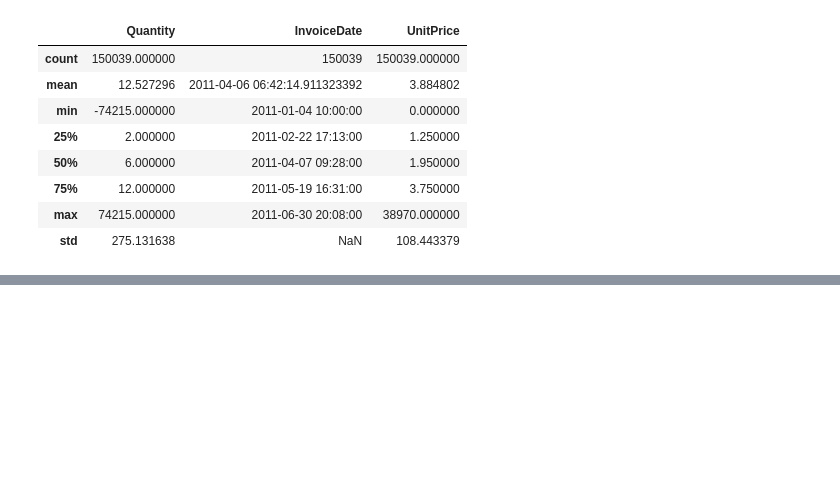
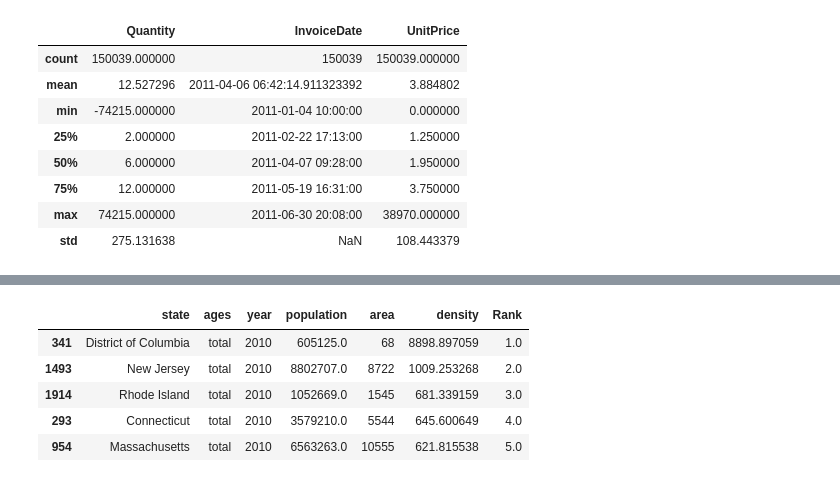
Before and after one commit to ntlong-NEU/DSEB66B-DataPreVis, a Jupyter notebook: 02_lesson_2_Loading_Diagnosing_Missing_Combine_data.ipynb, the cells around one changed output, grey strips where cells are left out. Saved outputs shown, nothing was run; the diff lists cells and outputs as text; code cells hidden in the pictures; blank space fills up the shorter version.

```diff
--- a/02_lesson_2_Loading_Diagnosing_Missing_Combine_data.ipynb
+++ b/02_lesson_2_Loading_Diagnosing_Missing_Combine_data.ipynb
@@ -235,0 +319,3 @@ df_cus.describe()
+# %%
+df02 = pd.merge(df01,areas)[['state', 'ages','year', 'population','area (sq. mi)']]
+df02.head()
@@ -235,0 +329,3 @@ df_cus.describe()
+# %%
+df02.rename(columns={'area (sq. mi)':'area'}, inplace=True)
+df02.head()
@@ -235,0 +339,3 @@ df_cus.describe()
+# %%
+df02['density'] = df02['population']/df02['area']
+df02.head()
@@ -235,0 +349,12 @@ df_cus.describe()
+# %%
+df03 = df02[(df02['ages']=='total')&(df02['year']==2010)].sort_values(by = 'density', ascending=False)
+# %%
+df03['Rank'] = df03['density'].rank(method='first',ascending=False )
+df03.sort_values(by="Rank").head()
+# %% [output]
+|  | state | ages | year | population | area | density | Rank |
+| 341 | District of Columbia | total | 2010 | 605125.0 | 68 | 8898.897059 | 1.0 |
+| 1493 | New Jersey | total | 2010 | 8802707.0 | 8722 | 1009.253268 | 2.0 |
+| 1914 | Rhode Island | total | 2010 | 1052669.0 | 1545 | 681.339159 | 3.0 |
+| 293 | Connecticut | total | 2010 | 3579210.0 | 5544 | 645.600649 | 4.0 |
+| 954 | Massachusetts | total | 2010 | 6563263.0 | 10555 | 621.815538 | 5.0 |
```
Also changed, not shown: parts of 13 cells of this notebook, 1 other file.
